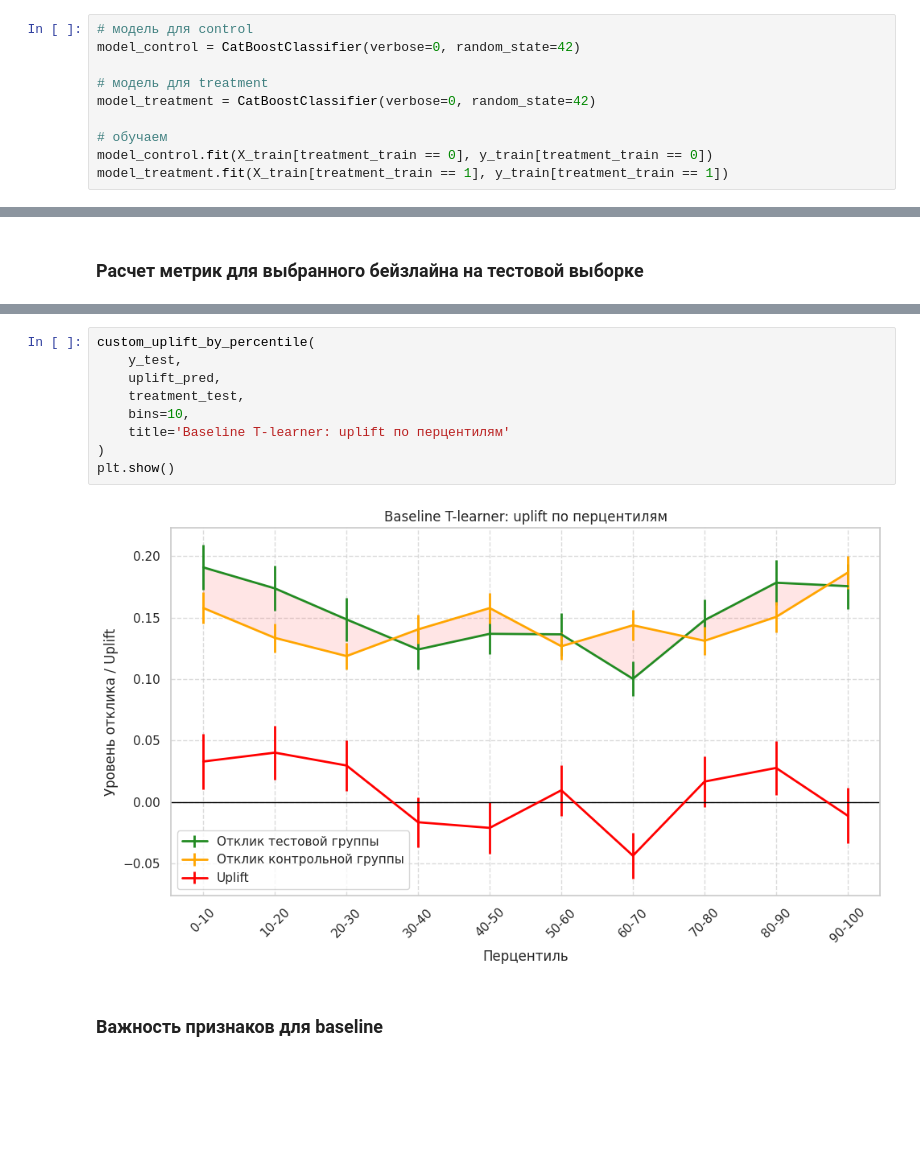
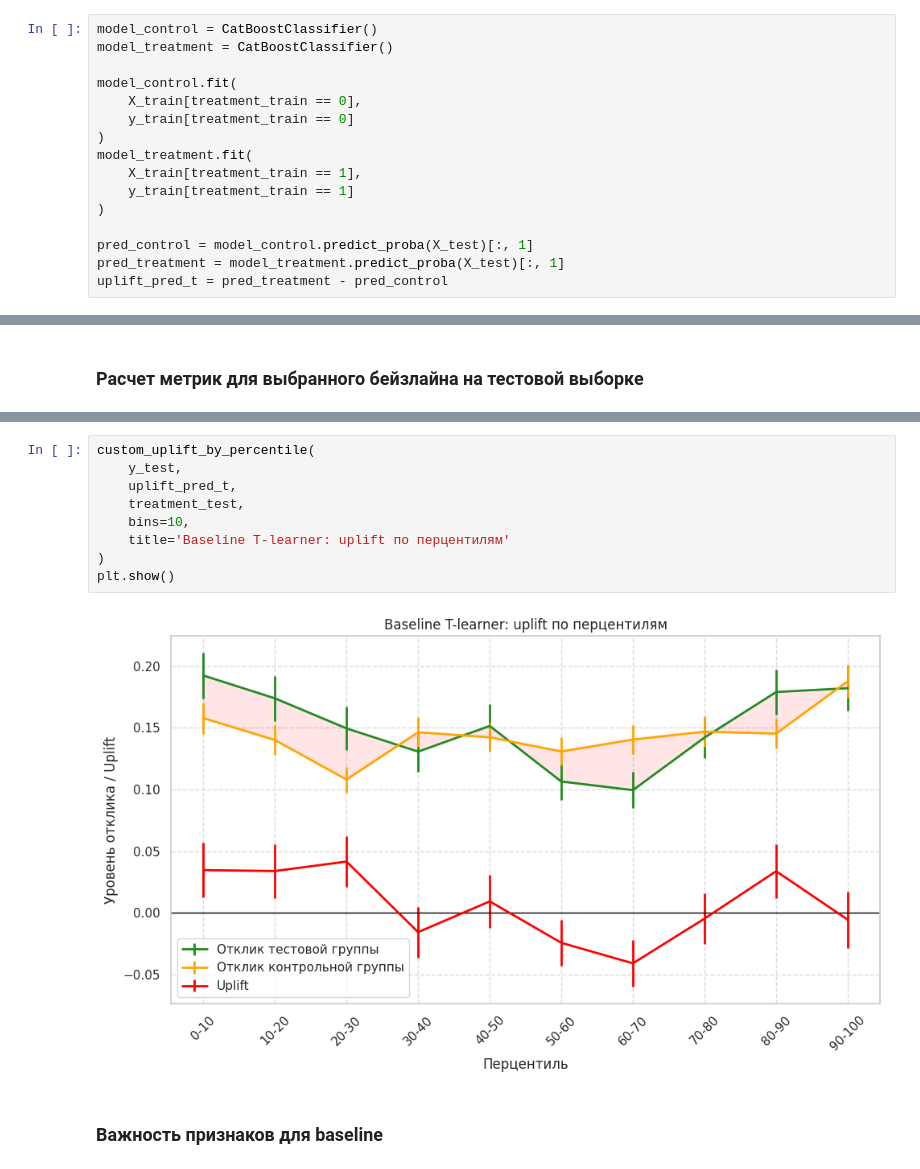
Before and after one commit to Manaam9/mle-uplift-final-project-2025, a Jupyter notebook: final_project_template.ipynb, the cells around one changed output, grey strips where cells are left out. Saved outputs shown, nothing was run; the diff lists cells and outputs as text; blank space fills up the shorter version.

```diff
--- a/final_project_template.ipynb
+++ b/final_project_template.ipynb
@@ -377,13 +397,19 @@ X_train, X_test, y_train, y_test, treatment_train, treatment_test = train_test_s
 # %% [markdown]
 ### Обучение выбранного бейзлайна T-learner (baseline)
 # %%
-# модель для control
-model_control = CatBoostClassifier(verbose=0, random_state=42)
+model_control = CatBoostClassifier()
+model_treatment = CatBoostClassifier()
 
-# модель для treatment
-model_treatment = CatBoostClassifier(verbose=0, random_state=42)
+model_control.fit(
+    X_train[treatment_train == 0],
+    y_train[treatment_train == 0]
+)
+model_treatment.fit(
+    X_train[treatment_train == 1],
+    y_train[treatment_train == 1]
+)
 
-# обучаем
-model_control.fit(X_train[treatment_train == 0], y_train[treatment_train == 0])
-model_treatment.fit(X_train[treatment_train == 1], y_train[treatment_train == 1])
+pred_control = model_control.predict_proba(X_test)[:, 1]
+pred_treatment = model_treatment.predict_proba(X_test)[:, 1]
+uplift_pred_t = pred_treatment - pred_control
 # %% [output]
@@ -412,14 +450,14 @@ Uplift@30%: 0.035593847847611354
 # %%
 custom_uplift_by_percentile(
     y_test,
-    uplift_pred,
+    uplift_pred_t,
     treatment_test,
     bins=10,
     title='Baseline T-learner: uplift по перцентилям'
 )
 plt.show()
 # %% [output]
-[figure, old version]
+[figure, new version]
 # %% [markdown]
 ### Важность признаков для baseline
 # %%
```
Also changed, not shown: parts of 21 cells of this notebook, 6 other files.
